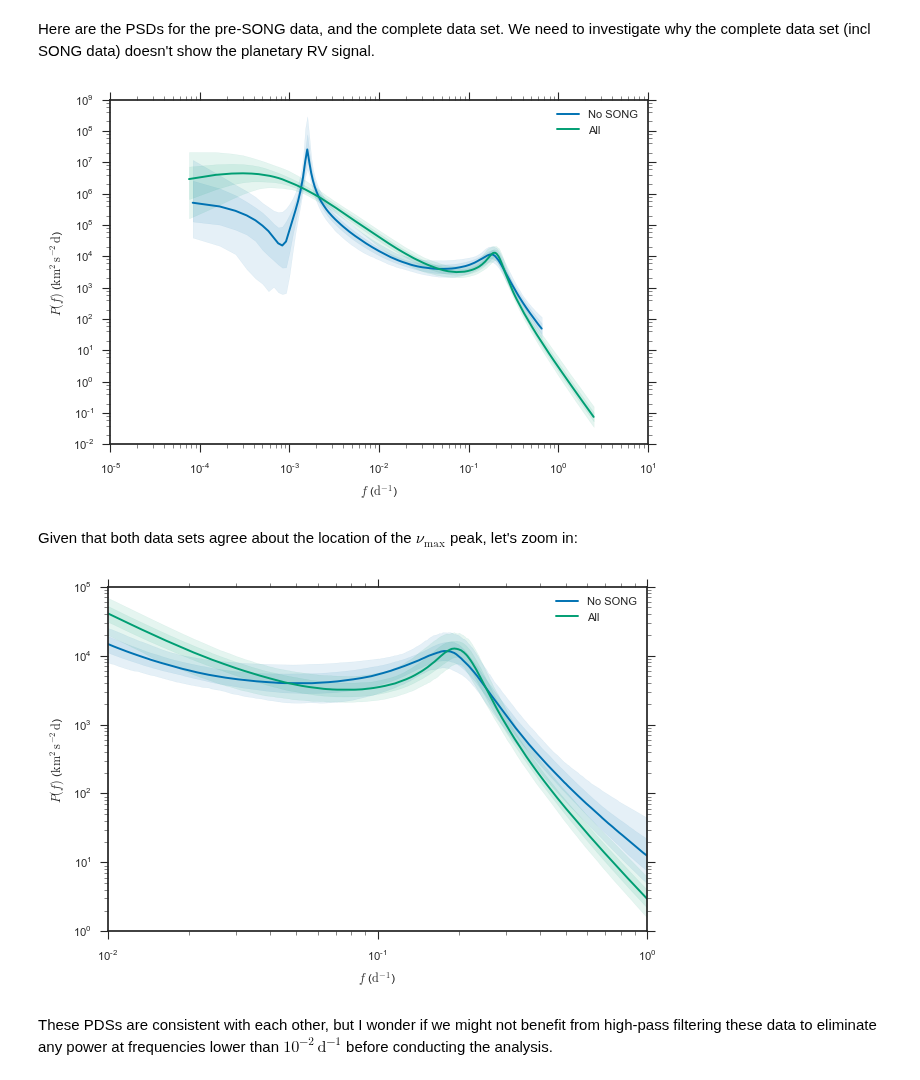
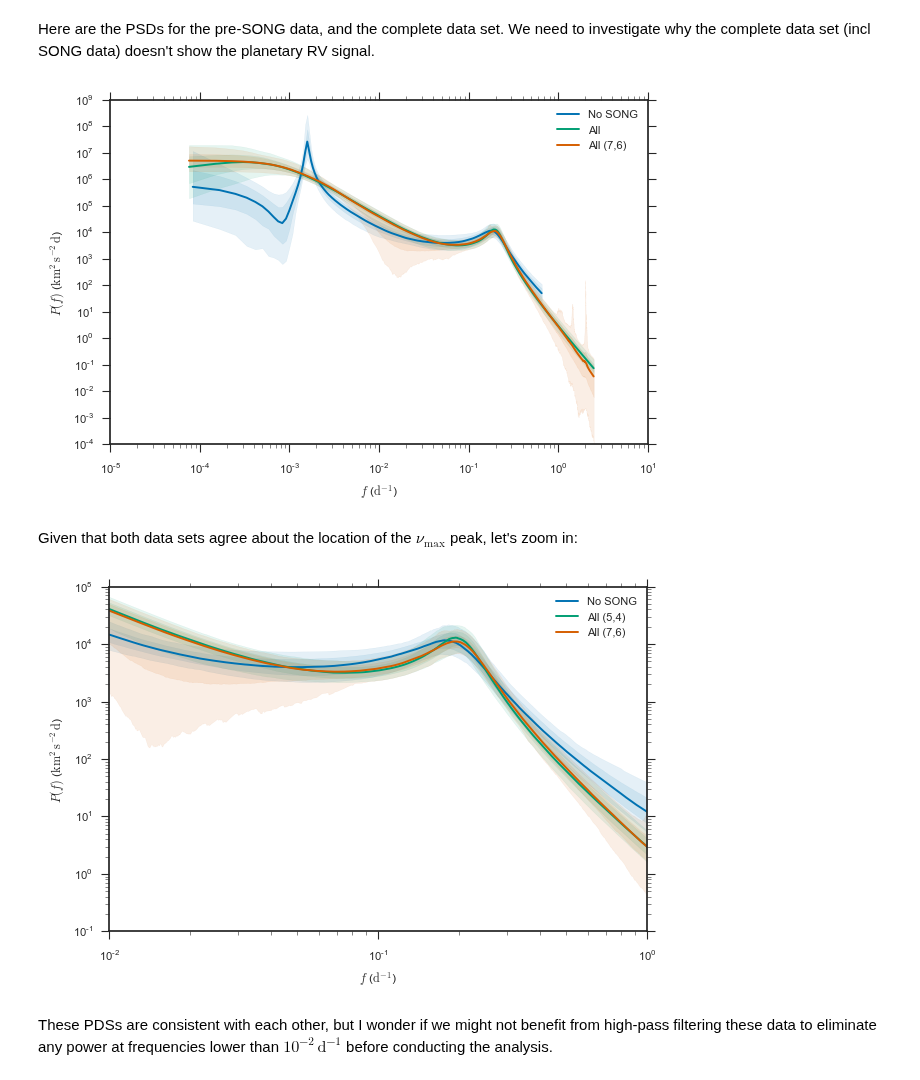
Before and after one commit to farr/Aldebaran, a Jupyter notebook: notebooks/SingleMultipleComparison.ipynb, the cells around one changed output. Cells and saved outputs as stored; diff of their text form; code cells hidden in the pictures.

```diff
--- a/notebooks/SingleMultipleComparison.ipynb
+++ b/notebooks/SingleMultipleComparison.ipynb
@@ -63,4 +63,7 @@ presong_postsamples = EnsembleNest.postsample(presong_nstate)[1]
 
 all_post, all_nstate = open(deserialize, "../fits/all/state-5-4.dat", "r")
 all_postsamples = EnsembleNest.postsample(all_nstate)[1]
+
+all_post76, all_nstate76 = open(deserialize, "../fits/all/state-7-6.dat", "r")
+all_postsamples76 = EnsembleNest.postsample(all_nstate76)[1]
 nothing
@@ -106,6 +115,7 @@ Here are the PSDs for the pre-SONG data, and the complete data set.  We need to
 # %%
 plot_psd(presong_post, presong_postsamples, label="No SONG", color=sns.color_palette()[1])
 plot_psd(all_post, all_postsamples, label="All", color=sns.color_palette()[2])
+plot_psd(all_post76, all_postsamples76, label="All (7,6)", color=sns.color_palette()[3])
 xscale("log")
 yscale("log")
 xlabel(L"$f$ ($\mathrm{d}^{-1}$)")
@@ -114,7 +124,7 @@ legend(loc="best")
 tight_layout()
 savefig("../plots/all-psd-pre-post-song.pdf")
 # %% [output]
-[figure, old version]
+[figure, new version]
 # %% [markdown]
 Given that both data sets agree about the location of the $\nu_\mathrm{max}$ peak, let's zoom in:
 # %%
@@ -124,16 +134,17 @@ fs = collect(logspace(log10(fmin), log10(fmax), 1000))
 nothing
 # %%
 plot_psd(presong_post, presong_postsamples, fs=fs, label="No SONG", color=sns.color_palette()[1])
-plot_psd(all_post, all_postsamples, fs=fs, label="All", color=sns.color_palette()[2])
+plot_psd(all_post, all_postsamples, fs=fs, label="All (5,4)", color=sns.color_palette()[2])
+plot_psd(all_post76, all_postsamples76, fs=fs, label="All (7,6)", color=sns.color_palette()[3])
 xscale("log")
 yscale("log")
 xlabel(L"$f$ ($\mathrm{d}^{-1}$)")
 ylabel(L"$P(f)$ ($\mathrm{km}^2 \, \mathrm{s}^{-2} \, \mathrm{d}$)")
 legend(loc="best")
 tight_layout()
 savefig("../plots/psd-pre-post-song.pdf")
 # %% [output]
-[figure, old version]
+[figure, new version]
 # %% [markdown]
 These PDSs are consistent with each other, but I wonder if we might not benefit from high-pass filtering these data to eliminate any power at frequencies lower than $10^{-2} \, \mathrm{d}^{-1}$ before conducting the analysis.
 # %% [markdown]
```
Also changed, not shown: parts of 4 cells of this notebook, 6 other files.
